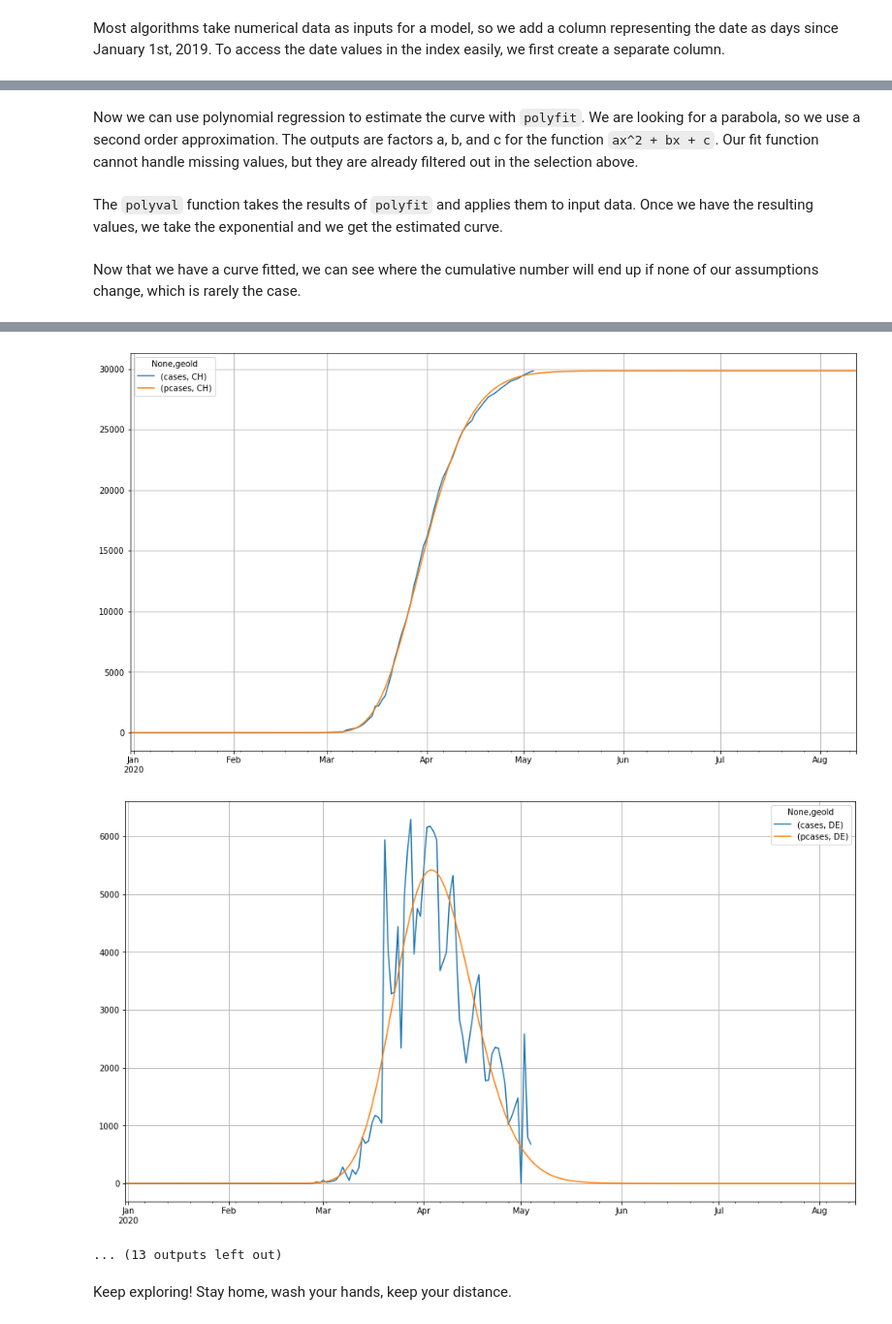
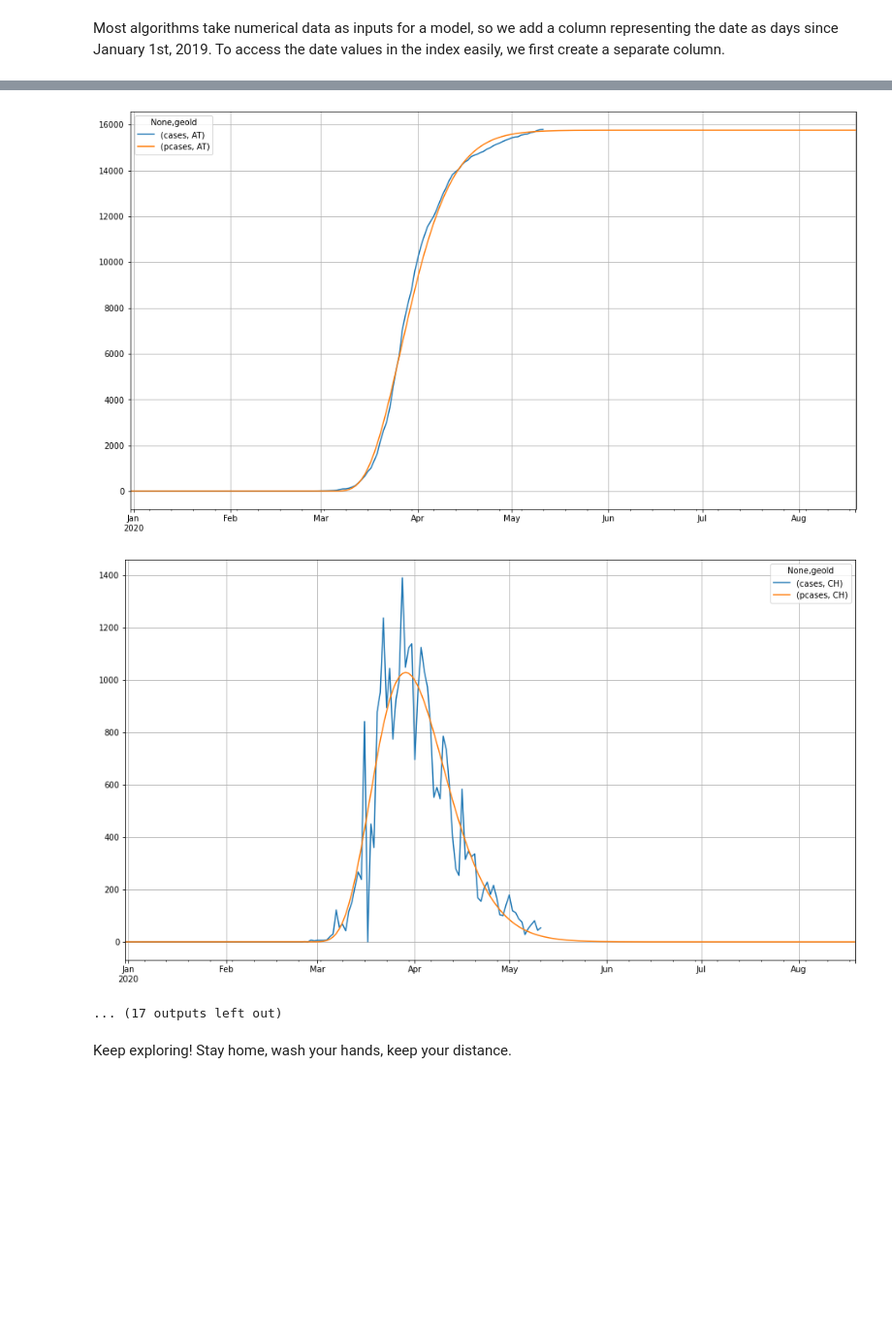
Before and after one commit to R3dje/COVID19, a Jupyter notebook: Gammamulti.ipynb, the cells around one changed output, grey strips where cells are left out. Shown at 97% size. Drawn from its saved outputs; the diff is of its cells as text; code cells hidden in the pictures; blank space fills up the shorter version.

```diff
--- a/Gammamulti.ipynb
+++ b/Gammamulti.ipynb
@@ -132,14 +117,8 @@ We create a simple dataframe to contain the source values for our fitting algori
-# %% [markdown]
-Now we can use polynomial regression to estimate the curve with `polyfit`. We are looking for a parabola, so we use a second order approximation. The outputs are factors a, b, and c for the function `ax^2 + bx + c`. Our fit function cannot handle missing values, but they are already filtered out in the selection above.
-# %% [markdown]
-The `polyval` function takes the results of `polyfit` and applies them to input data. Once we have the resulting values, we take the exponential and we get the estimated curve.
-# %% [markdown]
-Now that we have a curve fitted, we can see where the cumulative number will end up if none of our assumptions change, which is rarely the case.
 # %%
 import matplotlib as mpl
 mpl.rc('figure', max_open_warning = 0)
 # %%
-countries = ['JP', 'RU', 'US', 'AT', 'CH', 'DE', 'IT', 'ES', 'FR', 'SE', 'BE', 'NL']
+countries = ['JP', 'RU', 'US', 'BR', 'AT', 'CH', 'DE', 'IT', 'ES', 'FR', 'SE', 'BE', 'NL', 'NZ']
 
 measure = 'cases'
 pmeasure = 'pcases'
@@ -149,7 +128,7 @@ from scipy.stats import gamma
 
 for country in countries:
     df_pred = pd.DataFrame({'x':df_geo['daynum'], 'y':df_geo[measure][country]})
-    df_pred = df_pred[df_pred['y'] >= 0]
+    df_pred = df_pred[df_pred['y'] >= df[df['geoId'] == country]['popData2018'].iloc[0] / 1e6]
     ft_data = np.array(df_pred.astype(int))
     xp_data = np.repeat(ft_data[:, 0], ft_data[:, 1])
     alpha, loc, scale = gamma.fit(xp_data)
@@ -182,5 +163,5 @@ NL 944.1055634541676 75.07726787990018 0.41167020994973313
-[figure, old version]
+[figure, new version]
-[figure, old version]
+[figure, new version]
-... (13 outputs left out)
+... (17 outputs left out)
 # %% [markdown]
 Keep exploring! Stay home, wash your hands, keep your distance.
```
Also changed, not shown: parts of 10 cells of this notebook, 1 other file.
